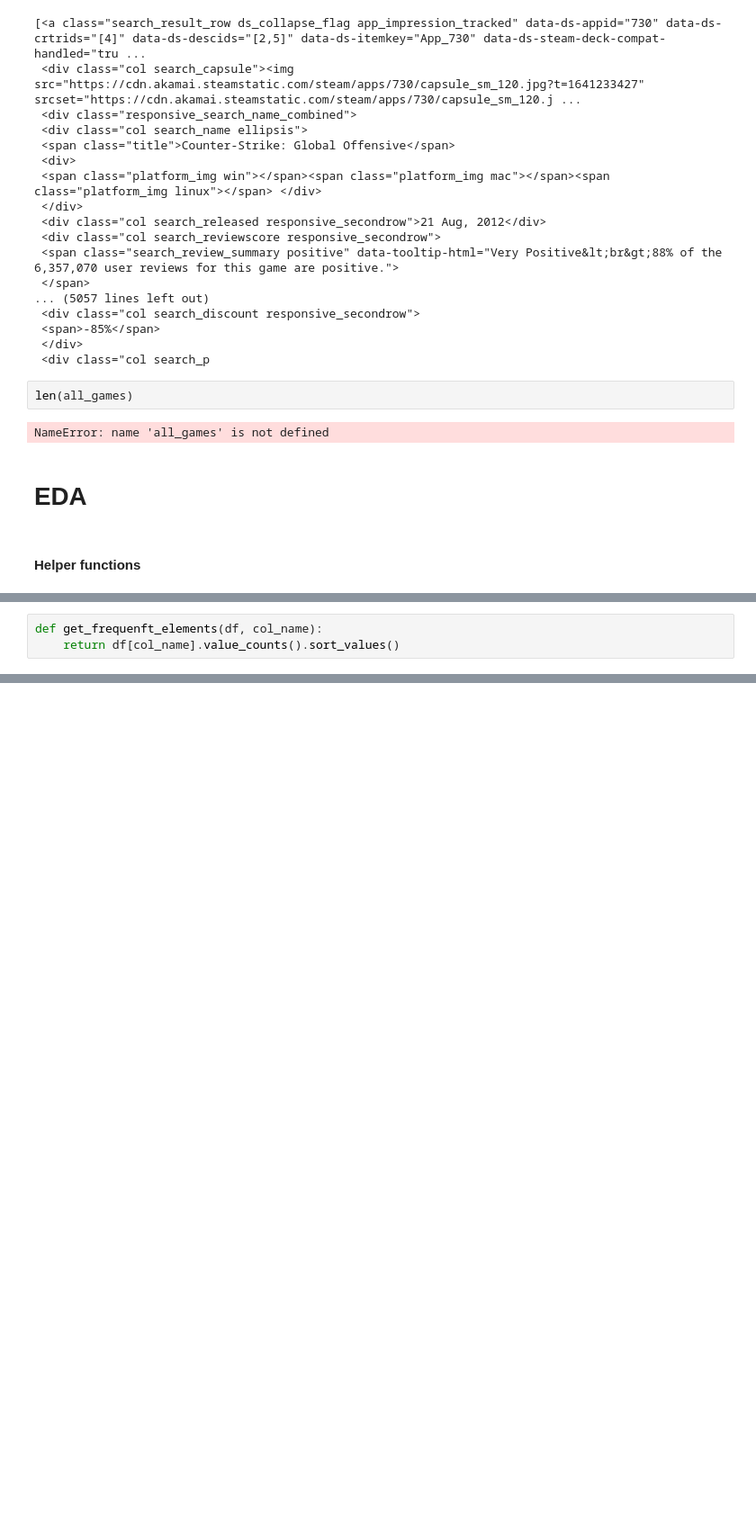
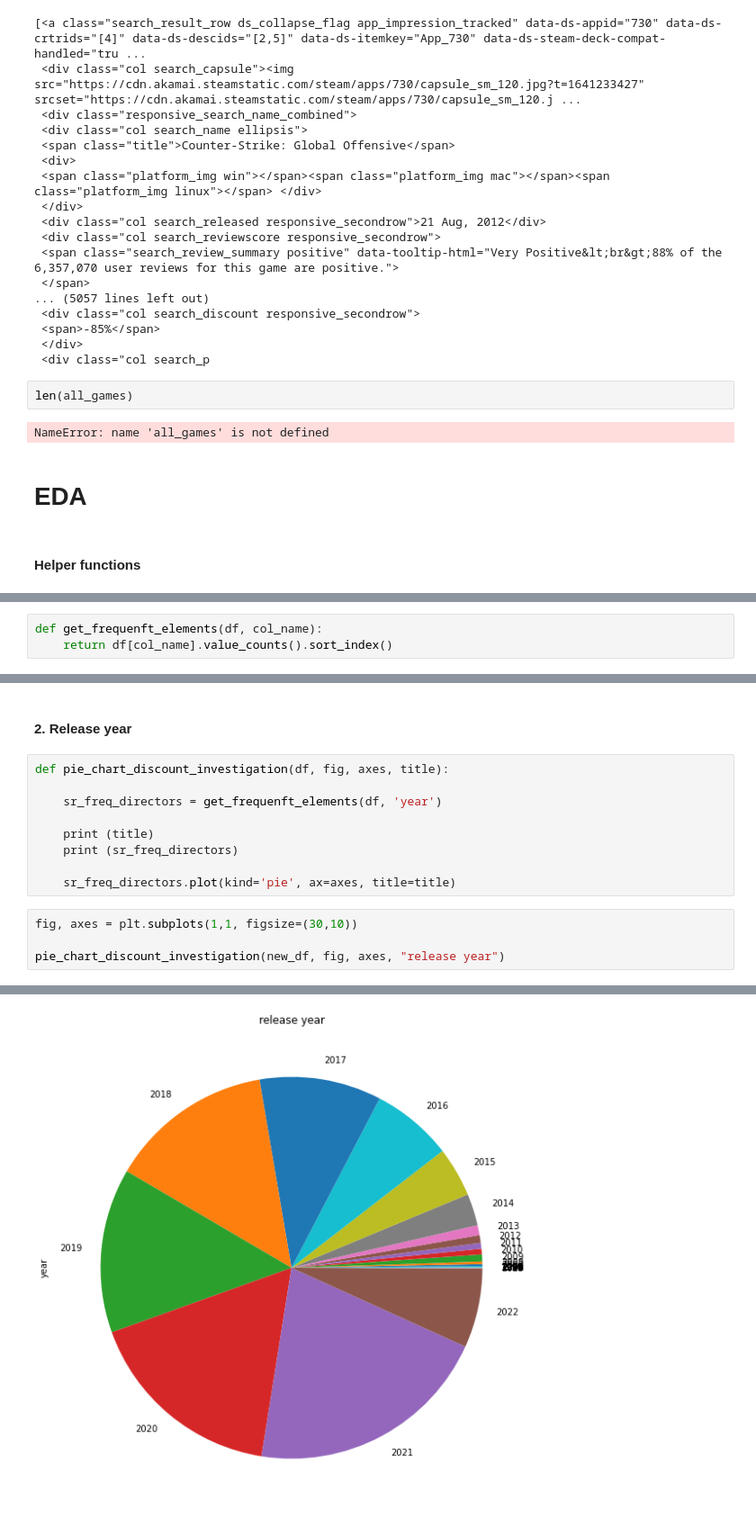
Before and after one commit to YuvalAvishid/Game_Discount_Predictor, a Jupyter notebook: Game_On_Sale.ipynb, the cells around one changed output, grey strips where cells are left out. Shown at 90% size. Drawn from its saved outputs; the diff is of its cells as text; blank space fills up the shorter version.

```diff
--- a/Game_On_Sale.ipynb
+++ b/Game_On_Sale.ipynb
@@ -432,3 +473,0 @@ get_frequenft_elements returns the value count of the elements in the received c
-# %%
-def get_frequenft_elements(df, col_name):
-    return df[col_name].value_counts().sort_values()
@@ -548,0 +476,3 @@ We will have to adjust our data and balance it by duplicating the games data wit
+# %%
+def get_frequenft_elements(df, col_name):
+    return df[col_name].value_counts().sort_index()
@@ -548,0 +555,16 @@ We will have to adjust our data and balance it by duplicating the games data wit
+# %% [markdown]
+#### 2. Release year
+# %%
+def pie_chart_discount_investigation(df, fig, axes, title):
+
+    sr_freq_directors = get_frequenft_elements(df, 'year')
+
+    print (title)
+    print (sr_freq_directors)
+
+    sr_freq_directors.plot(kind='pie', ax=axes, title=title)
+# %%
+fig, axes = plt.subplots(1,1, figsize=(30,10))
+
+pie_chart_discount_investigation(new_df, fig, axes, "release year")
+# %% [output]
@@ -548,0 +588 @@ We will have to adjust our data and balance it by duplicating the games data wit
+[figure, added]
```
Also changed, not shown: parts of 49 cells of this notebook.
